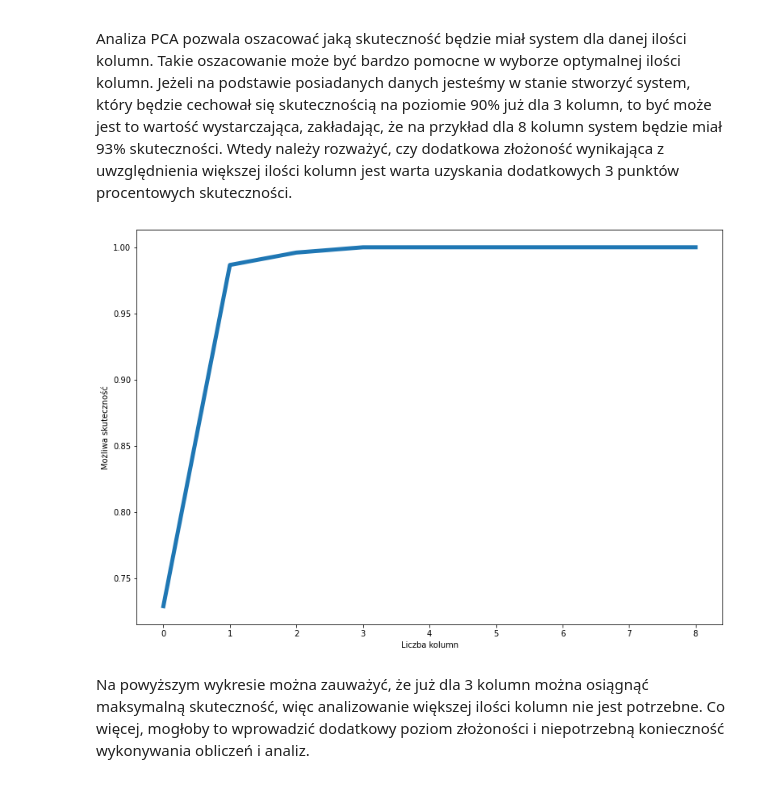
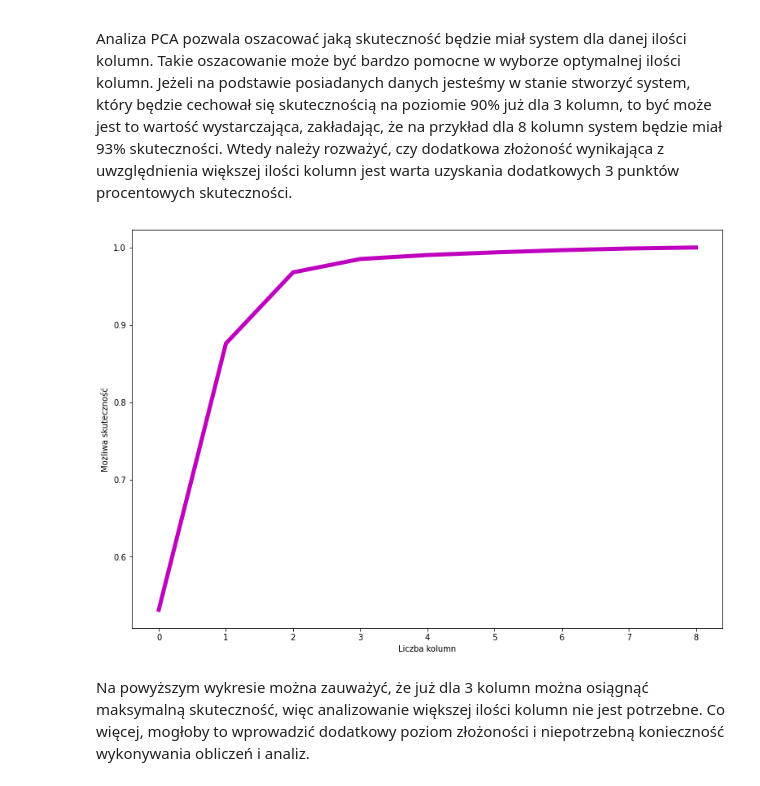
Before and after one commit to emesiarze/startup-data-analysis, a Jupyter notebook: kickstarter-analysis.ipynb, the cells around one changed output. Saved outputs shown, nothing was run; the diff lists cells and outputs as text; code cells hidden in the pictures.

```diff
--- a/kickstarter-analysis.ipynb
+++ b/kickstarter-analysis.ipynb
@@ -44,7 +44,7 @@ encoding='ISO-8859-1'
 ### Wczytanie danych
 # %%
 dataset_path = './data/kickstarter-projects-filtered.csv'
-rows_number = 5000
+rows_number = 1000
 all_csv_columns = ['main_category', 'currency', 'deadline', 'goal', 'launched', 'pledged', 'state', 'backers', 'country']
 df = pd.read_csv(
     dataset_path,
@@ -77,7 +77,7 @@ def get_all_values_from_column(df, col_name):
     return values
 
 
-def create_label_number_dict(names, start_from_zero = False):
+def create_label_number_dict(names, start_from_zero = True):
     normalized = {}
     zero_margin = 1 - int(start_from_zero)
     for i in range(0, len(names)):
@@ -113,6 +113,6 @@ W przypadku dat przyjęto strategię reprezentacji ich jako **timestamp**
 # %%
 def date_to_timestamp(dt):
-    return int(datetime.strptime(dt, "%d-%m-%y %H:%M").timestamp())
+    return datetime.strptime(dt, "%d-%m-%y %H:%M").year
 
 
 def map_date_to_timestamp(df, column_names):
@@ -144,5 +144,5 @@ Na tym etapie dane
 # %%
-columns_to_normalize = ['deadline', 'goal', 'launched', 'pledged', 'state', 'backers', 'pledged_ratio']
+columns_to_normalize = ['main_category','currency', 'country', 'deadline', 'goal', 'launched', 'pledged', 'state', 'backers', 'pledged_ratio']
 df[columns_to_normalize] = df[columns_to_normalize].apply(lambda x: (x - x.min()) / (x.max() - x.min()))
 df.head()
 # %% [output]
@@ -177,42 +177,42 @@ df_train, df_test = train_test_split(df, test_size=train_to_test_ratio)
 Analiza PCA pozwala oszacować jaką skuteczność będzie miał system dla danej ilości kolumn. Takie oszacowanie może być bardzo pomocne w wyborze optymalnej ilości kolumn. Jeżeli na podstawie posiadanych danych jesteśmy w stanie stworzyć system, który będzie cechował się skutecznością na poziomie 90% już dla 3 kolumn, to być może jest to wartość wystarczająca, zakładając, że na przykład dla 8 kolumn system będzie miał 93% skuteczności. Wtedy należy rozważyć, czy dodatkowa złożoność wynikająca z uwzględnienia większej ilości kolumn jest warta uzyskania dodatkowych 3 punktów procentowych skuteczności.
 # %%
 all_columns = [
-    'deadline',
     'currency',
+    'country',
     'pledged_ratio',
     'state',
     'pledged',
     'backers',
     'goal',
     'main_category',
-    'country',
     'launched',
+    'deadline',
 ]
 
-features_columns = [
-    'deadline',
+all_features_columns = [
     'currency',
+    'country',
     'pledged_ratio',
     'pledged',
     'backers',
     'goal',
     'main_category',
-    'country',
     'launched',
+    'deadline',
 ]
 
 labels_columns = ['state']
 
-features = df_train[features_columns]
+features = df_train[all_features_columns]
 labels = df_train[labels_columns]
 
 pca = PCA().fit(features, labels)
-plt.plot(np.cumsum(pca.explained_variance_ratio_), linewidth=5.0)
+plt.plot(np.cumsum(pca.explained_variance_ratio_), 'm', linewidth=5.0,)
 plt.xlabel('Liczba kolumn')
 plt.ylabel('Możliwa skuteczność')
 plt.show()
 # %% [output]
-[figure, old version]
+[figure, new version]
 # %% [markdown]
 Na powyższym wykresie można zauważyć, że już dla 3 kolumn można osiągnąć maksymalną skuteczność, więc analizowanie większej ilości kolumn nie jest potrzebne. Co więcej, mogłoby to wprowadzić dodatkowy poziom złożoności i niepotrzebną konieczność wykonywania obliczeń i analiz.
 # %% [markdown]
```
Also changed, not shown: parts of 25 cells of this notebook, 1 other file.
